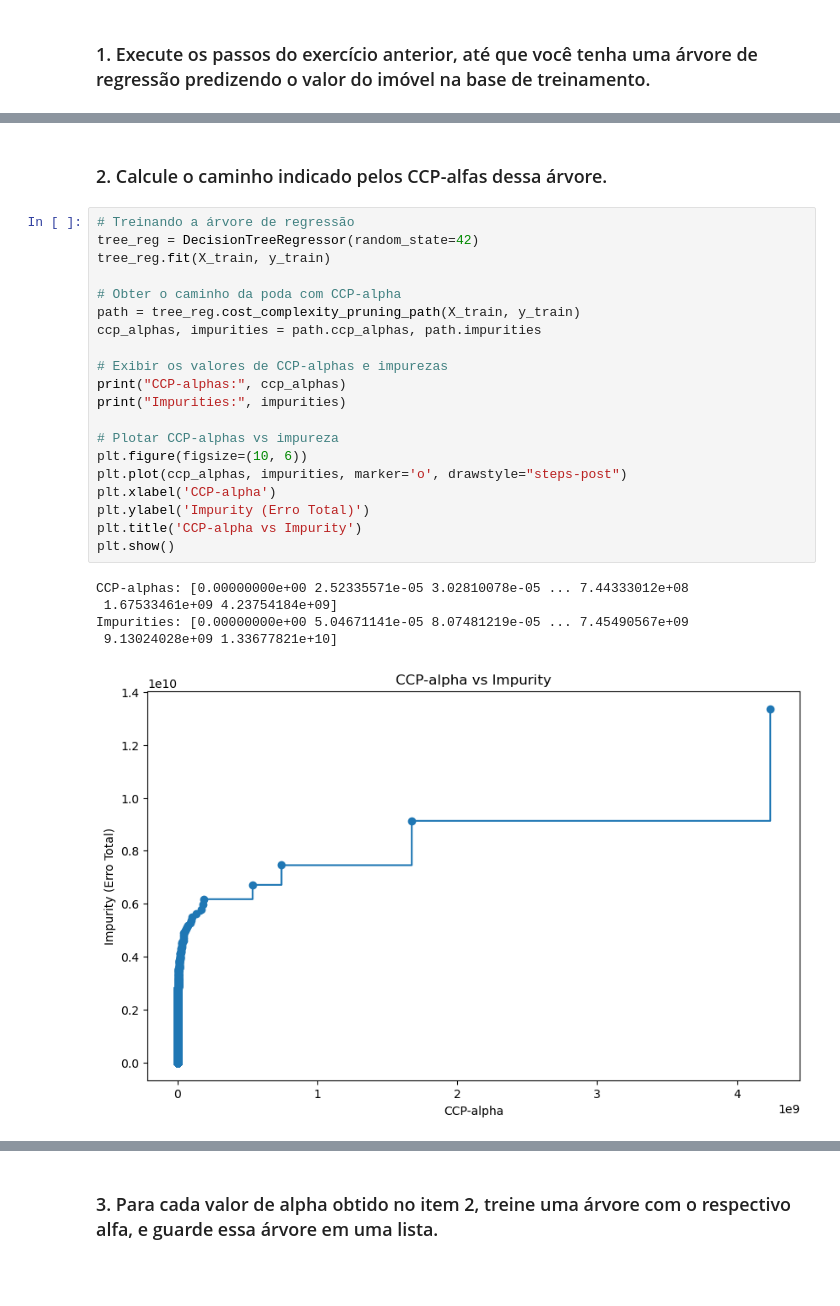
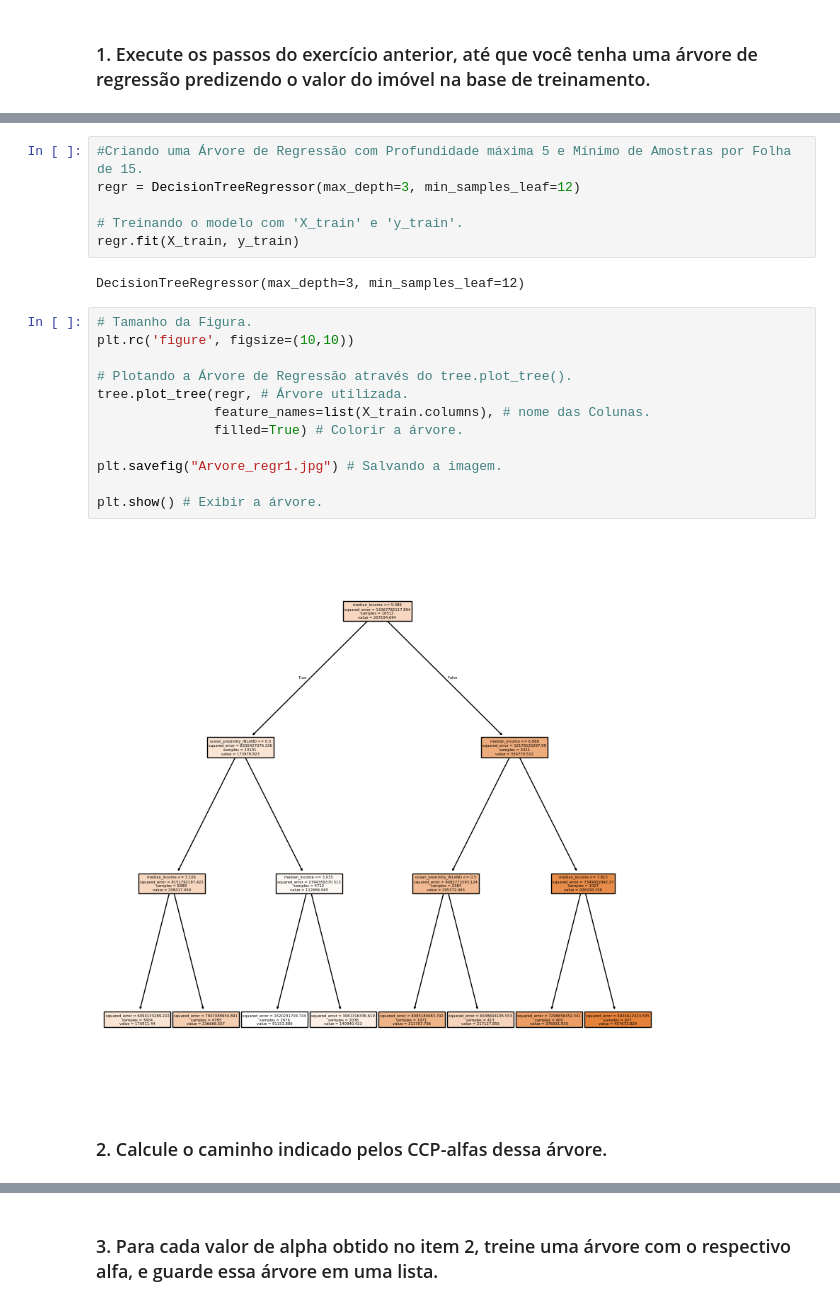
Before and after one commit to RobertoJr37/An-lise-De-Dados, a Jupyter notebook: Profissao_Cientista_de_Dados_M11_assignment02.ipynb, the cells around one changed output, grey strips where cells are left out. Drawn from its saved outputs; the diff is of its cells as text; blank space fills up the shorter version.

```diff
--- a/Profissao_Cientista_de_Dados_M11_assignment02.ipynb
+++ b/Profissao_Cientista_de_Dados_M11_assignment02.ipynb
@@ -70,28 +58,24 @@ Erro Quadrático Médio - Árvore Profundidade 2 (Teste): 6893607949.701682
+# %%
+#Criando uma Árvore de Regressão com Profundidade máxima 5 e Mínimo de Amostras por Folha de 15.
+regr = DecisionTreeRegressor(max_depth=3, min_samples_leaf=12)
+
+# Treinando o modelo com 'X_train' e 'y_train'.
+regr.fit(X_train, y_train)
+# %% [output]
+DecisionTreeRegressor(max_depth=3, min_samples_leaf=12)
+# %%
+# Tamanho da Figura.
+plt.rc('figure', figsize=(10,10))
+
+# Plotando a Árvore de Regressão através do tree.plot_tree().
+tree.plot_tree(regr, # Árvore utilizada.
+               feature_names=list(X_train.columns), # nome das Colunas.
+               filled=True) # Colorir a árvore.
+
+plt.savefig("Arvore_regr1.jpg") # Salvando a imagem.
+
+plt.show() # Exibir a árvore.
+# %% [output]
+[figure, added]
 # %% [markdown]
 ### 2.  Calcule o caminho indicado pelos CCP-alfas dessa árvore.
-# %%
-# Treinando a árvore de regressão
-tree_reg = DecisionTreeRegressor(random_state=42)
-tree_reg.fit(X_train, y_train)
-
-# Obter o caminho da poda com CCP-alpha
-path = tree_reg.cost_complexity_pruning_path(X_train, y_train)
-ccp_alphas, impurities = path.ccp_alphas, path.impurities
-
-# Exibir os valores de CCP-alphas e impurezas
-print("CCP-alphas:", ccp_alphas)
-print("Impurities:", impurities)
-
-# Plotar CCP-alphas vs impureza
-plt.figure(figsize=(10, 6))
-plt.plot(ccp_alphas, impurities, marker='o', drawstyle="steps-post")
-plt.xlabel('CCP-alpha')
-plt.ylabel('Impurity (Erro Total)')
-plt.title('CCP-alpha vs Impurity')
-plt.show()
-# %% [output]
-CCP-alphas: [0.00000000e+00 2.52335571e-05 3.02810078e-05 ... 7.44333012e+08
- 1.67533461e+09 4.23754184e+09]
-Impurities: [0.00000000e+00 5.04671141e-05 8.07481219e-05 ... 7.45490567e+09
- 9.13024028e+09 1.33677821e+10]
-[figure, removed]
```
Also changed, not shown: parts of 12 cells of this notebook.
